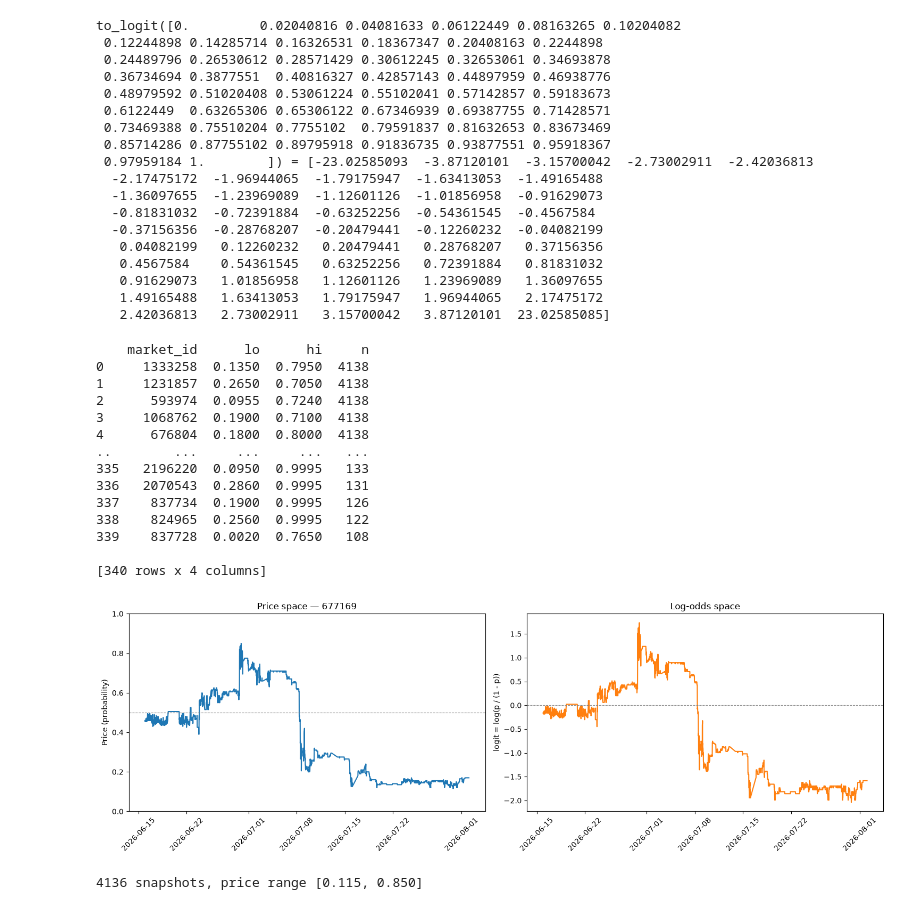
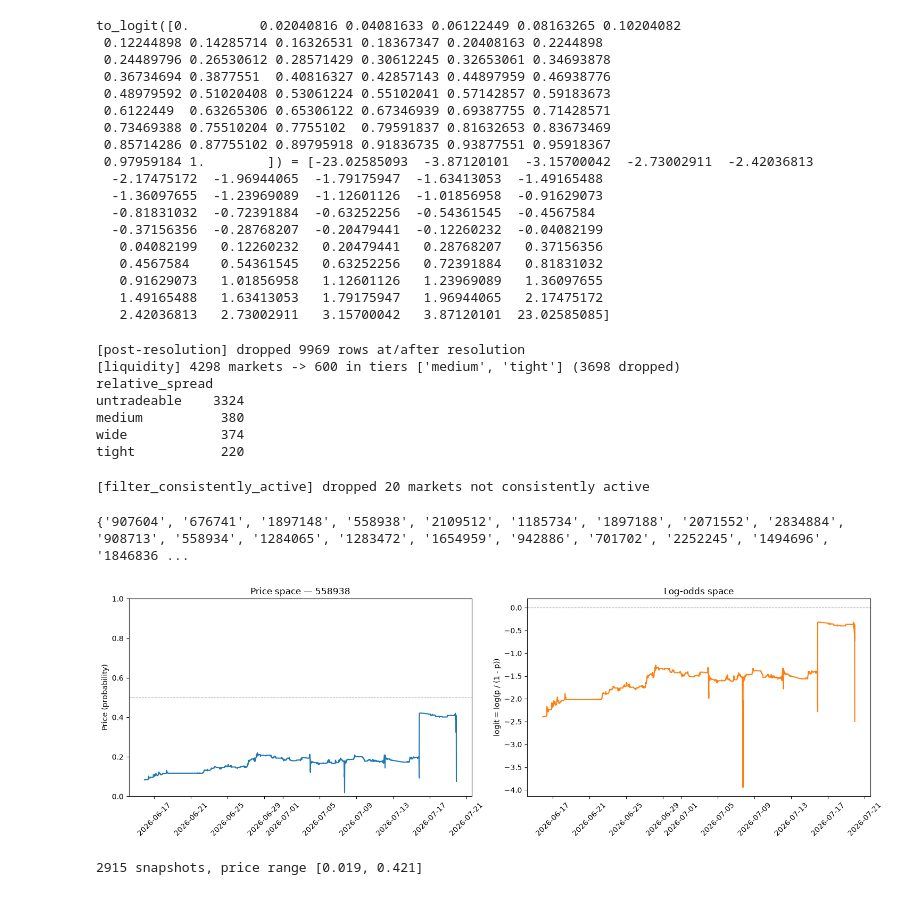
Before and after one commit to BenRodriguez1029/PredictionMarket, a Jupyter notebook: notebooks/m3.ipynb, the cells around one changed output. Cells and saved outputs as stored; diff of their text form; code cells hidden in the pictures.

```diff
--- a/notebooks/m3.ipynb
+++ b/notebooks/m3.ipynb
@@ -40,26 +46,35 @@ to_logit([0.         0.02040816 0.04081633 0.06122449 0.08163265 0.10204082
    2.42036813   2.73002911   3.15700042   3.87120101  23.02585085]
 # %%
 # 3.1 — see the transform
-movers = find_mover_markets(limit=1000)
-print(movers)
-plot_price_and_logit(movers.iloc[7]["market_id"])
+df = load_movers(min_range=0.2)
+df = drop_post_resolution(df)
+df = add_relative_spread(df)
+df = filter_liquid_markets(df, keep_tiers=("tight", "medium"))
 # %% [output]
-    market_id      lo      hi     n
-0     1333258  0.1350  0.7950  4138
-1     1231857  0.2650  0.7050  4138
-2      593974  0.0955  0.7240  4138
-3     1068762  0.1900  0.7100  4138
-4      676804  0.1800  0.8000  4138
-..        ...     ...     ...   ...
-335   2196220  0.0950  0.9995   133
-336   2070543  0.2860  0.9995   131
-337    837734  0.1900  0.9995   126
-338    824965  0.2560  0.9995   122
-339    837728  0.0020  0.7650   108
-
-[340 rows x 4 columns]
+[post-resolution] dropped 9969 rows at/after resolution
+[liquidity] 4298 markets -> 600 in tiers ['medium', 'tight'] (3698 dropped)
+relative_spread
+untradeable    3324
+medium          380
+wide            374
+tight           220
-[figure, removed]
-4136 snapshots, price range [0.115, 0.850]
+# %%
+df = filter_consistently_active(df, percent_move_threshold=.50, median_move_threshold=-0.0001)
+df = add_logit(df)
+# %% [output]
+[filter_consistently_active] dropped 20 markets not consistently active
+# %%
+ids = set(df["market_id"])
+
+print(ids)
+# %% [output]
+{'907604', '676741', '1897148', '558938', '2109512', '1185734', '1897188', '2071552', '2834884', '908713', '558934', '1284065', '1283472', '1654959', '942886', '701702', '2252245', '1494696', '1846836 ...
+# %%
+one = df[df["market_id"] == "558938"]
+plot_price_and_logit(one)
+# %% [output]
+[figure, added]
+2915 snapshots, price range [0.019, 0.421]
 # %%
 def find_name(market_ids: list[str]) -> pd.DataFrame:
     """
```
Also changed, not shown: parts of 18 cells of this notebook, 11 other files.
